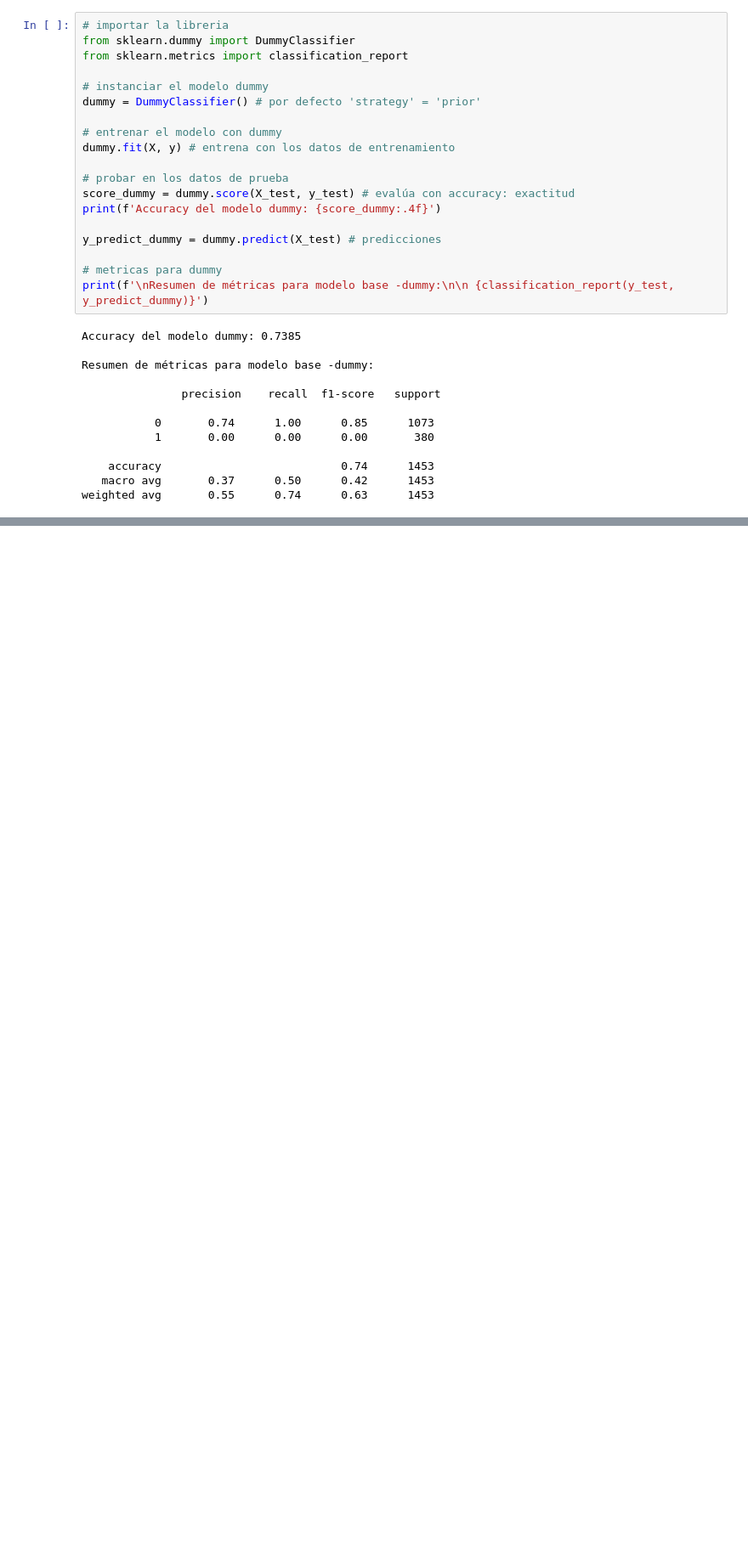
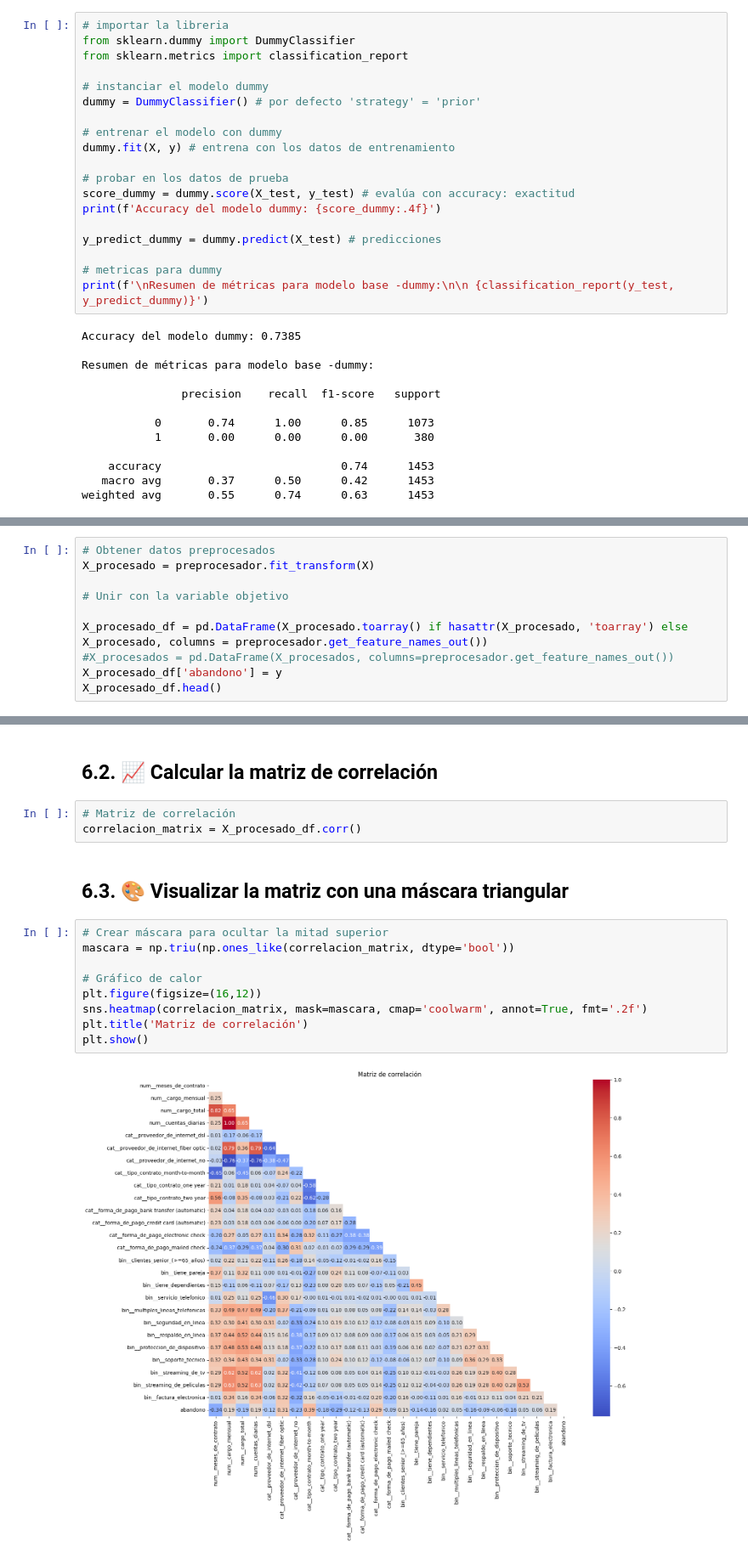
Before and after one commit to WLozanoH/TelecomX-Churn-Prediction-ML, a Jupyter notebook: churn_prediction_ML.ipynb, the cells around one changed output, grey strips where cells are left out. Shown at 85% size. Drawn from its saved outputs; the diff is of its cells as text; blank space fills up the shorter version.

Commit message:
feat: Análisis de correlación con mapa de calor y correlaciones con la variable objetivo

```diff
--- a/churn_prediction_ML.ipynb
+++ b/churn_prediction_ML.ipynb
@@ -298,0 +303,10 @@ weighted avg       0.55      0.74      0.63      1453
+# %%
+# Obtener datos preprocesados
+X_procesado = preprocesador.fit_transform(X)
+
+# Unir con la variable objetivo
+
+X_procesado_df = pd.DataFrame(X_procesado.toarray() if hasattr(X_procesado, 'toarray') else X_procesado, columns = preprocesador.get_feature_names_out())
+#X_procesados = pd.DataFrame(X_procesados, columns=preprocesador.get_feature_names_out())
+X_procesado_df['abandono'] = y
+X_procesado_df.head()
@@ -298,0 +321,18 @@ weighted avg       0.55      0.74      0.63      1453
+# %% [markdown]
+## 6.2. 📈 Calcular la matriz de correlación
+# %%
+# Matriz de correlación
+correlacion_matrix = X_procesado_df.corr()
+# %% [markdown]
+## 6.3. 🎨 Visualizar la matriz con una máscara triangular
+# %%
+# Crear máscara para ocultar la mitad superior
+mascara = np.triu(np.ones_like(correlacion_matrix, dtype='bool'))
+
+# Gráfico de calor
+plt.figure(figsize=(16,12))
+sns.heatmap(correlacion_matrix, mask=mascara, cmap='coolwarm', annot=True, fmt='.2f')
+plt.title('Matriz de correlación')
+plt.show()
+# %% [output]
+[figure, added]
```
Also changed, not shown: parts of 4 cells of this notebook.
